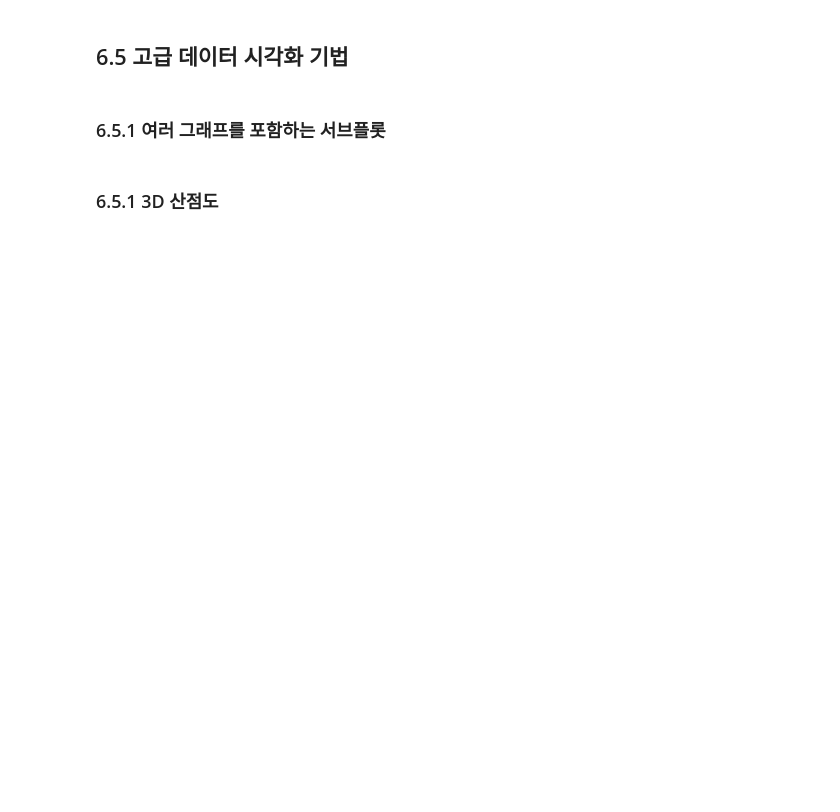
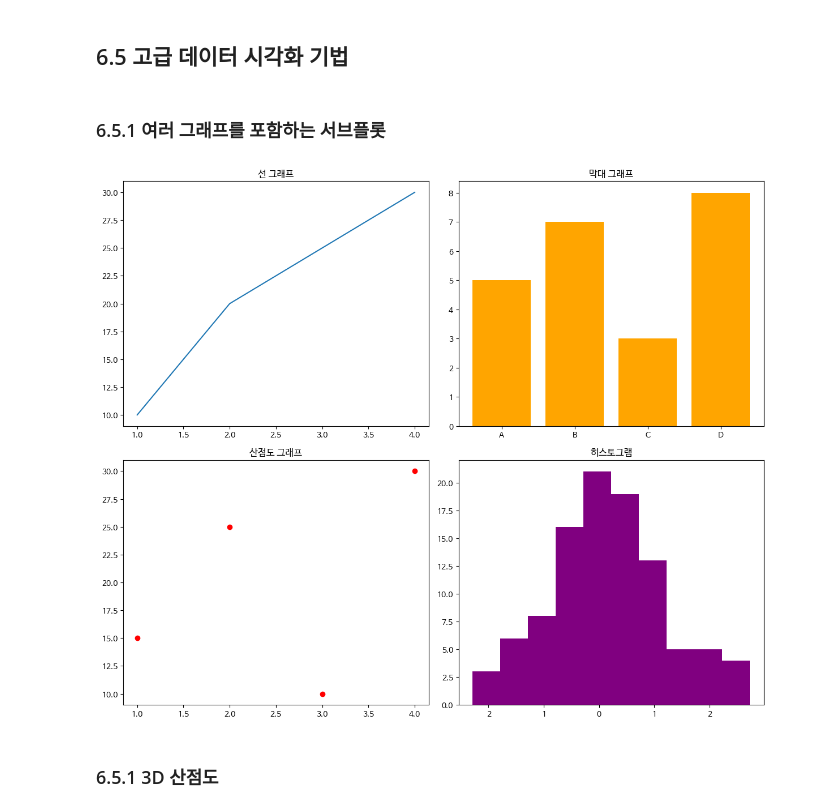
Before and after one commit to Taeichang/DataAnalysis, a Jupyter notebook: 오픈소스_데이터_분석_11강.ipynb, the cells around one changed output. Saved outputs shown, nothing was run; the diff lists cells and outputs as text; code cells hidden in the pictures; blank space fills up the shorter version.

```diff
--- a/오픈소스_데이터_분석_11강.ipynb
+++ b/오픈소스_데이터_분석_11강.ipynb
@@ -202,30 +238,32 @@ plt.show()
 # %%
 import matplotlib.pyplot as plt
 import numpy as np # numpy 임포트 추가
 
 ## 서브플롯 생성 (2행 2열)
-fig, axes = plt.sublots(2,2, figsize = (10, 8))
+fig, axes = plt.subplots(2,2, figsize = (12, 10))
 
 ## 첫 번째 서브플롯: 선 그래프
 axes[0, 0].plot([1, 2, 3, 4], [10, 20, 25, 30])
 axes[0, 0].set_title("선 그래프")
 
 ## 두 번째 서브플롯: 막대 그래프
 axes[0, 1].bar(['A', 'B', 'C', 'D'], [5, 7, 3, 8], color='orange')
 axes[0, 1].set_title("막대 그래프")
 
 ## 세 번째 서브플롯: 산점도
 axes[1, 0].scatter([1, 2, 3, 4], [15, 25, 10, 30], color='red')
 axes[1, 0].set_title("산점도 그래프")
 
 ## 네 번째 서브플롯: 히스토그램
 data = np.random.randn(100)
 axes[1, 1].hist(data, bins=10, color='purple')
 axes[1, 1].set_title("히스토그램")
 
 ## 레이아웃 조정 및 그래프 표시
 plt.tight_layout()
 plt.show()
+# %% [output]
+[figure, added]
 # %% [markdown]
 ### 6.5.1 3D 산점도
 # %%
```
Also changed, not shown: parts of 23 cells of this notebook.
